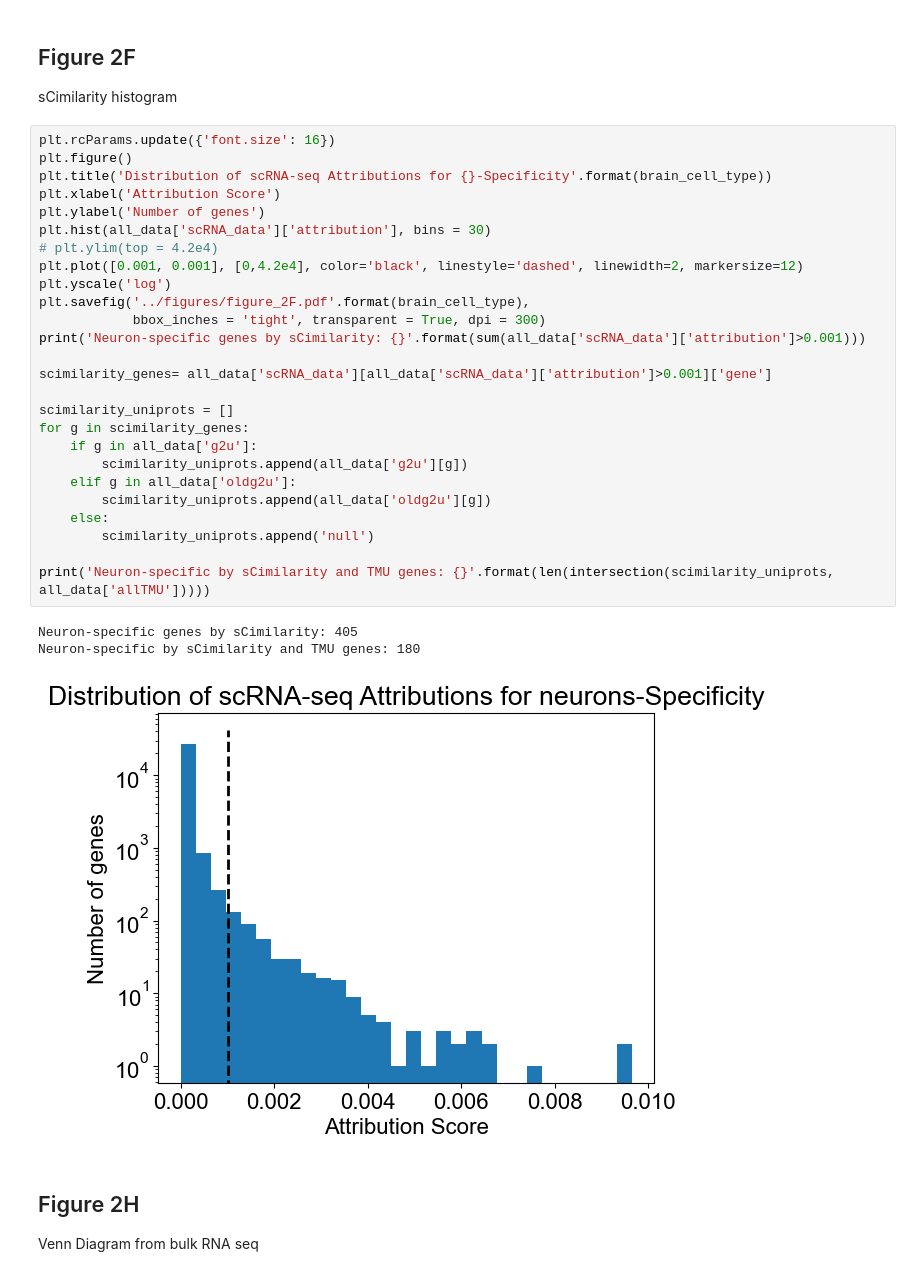
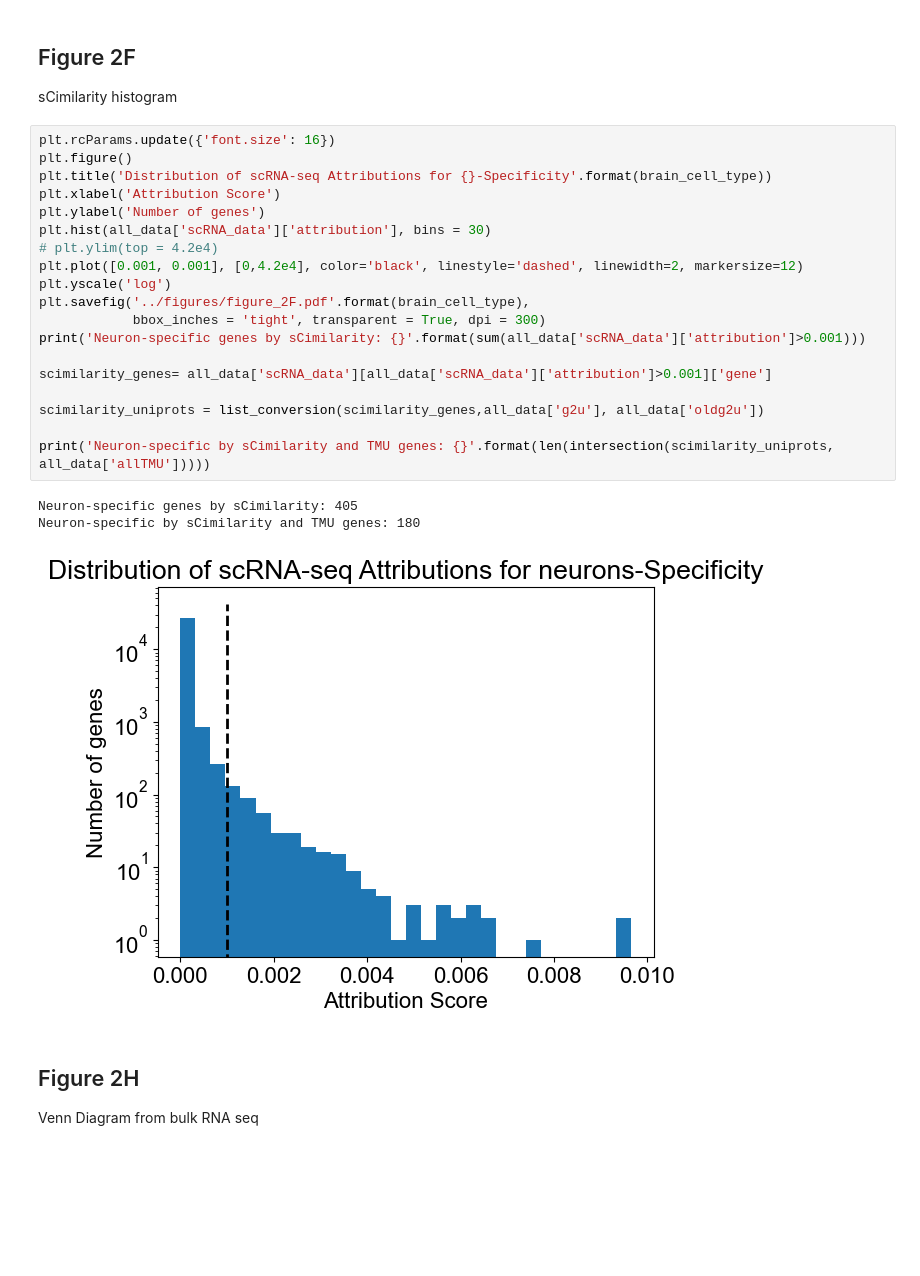
Before and after one commit to Wyss/extracellular-vesicle-markers, a Jupyter notebook: bin/figure_producer.ipynb, the cells around one changed output. Saved outputs shown, nothing was run; the diff lists cells and outputs as text; blank space fills up the shorter version.

Commit message:
fixing missing gene entry in table S3 and updating list conversion

```diff
--- a/bin/figure_producer.ipynb
+++ b/bin/figure_producer.ipynb
@@ -161,33 +162,26 @@ sCimilarity histogram
 # %%
 plt.rcParams.update({'font.size': 16})
 plt.figure()
 plt.title('Distribution of scRNA-seq Attributions for {}-Specificity'.format(brain_cell_type))
 plt.xlabel('Attribution Score')
 plt.ylabel('Number of genes')
 plt.hist(all_data['scRNA_data']['attribution'], bins = 30)
 # plt.ylim(top = 4.2e4)
 plt.plot([0.001, 0.001], [0,4.2e4], color='black', linestyle='dashed', linewidth=2, markersize=12)
 plt.yscale('log')
 plt.savefig('../figures/figure_2F.pdf'.format(brain_cell_type),
             bbox_inches = 'tight', transparent = True, dpi = 300)
 print('Neuron-specific genes by sCimilarity: {}'.format(sum(all_data['scRNA_data']['attribution']>0.001)))
 
 scimilarity_genes= all_data['scRNA_data'][all_data['scRNA_data']['attribution']>0.001]['gene']
 
-scimilarity_uniprots = []
-for g in scimilarity_genes:
-    if g in all_data['g2u']:
-        scimilarity_uniprots.append(all_data['g2u'][g])
-    elif g in all_data['oldg2u']:
-        scimilarity_uniprots.append(all_data['oldg2u'][g])
-    else:
-        scimilarity_uniprots.append('null')
+scimilarity_uniprots = list_conversion(scimilarity_genes,all_data['g2u'], all_data['oldg2u'])
 
 print('Neuron-specific by sCimilarity and TMU genes: {}'.format(len(intersection(scimilarity_uniprots, all_data['allTMU']))))
 # %% [output]
 Neuron-specific genes by sCimilarity: 405
 Neuron-specific by sCimilarity and TMU genes: 180
-[figure, old version]
+[figure, new version]
 # %% [markdown]
 ## Figure 2H
 
```
Also changed, not shown: parts of 11 cells of this notebook, 5 other files.
